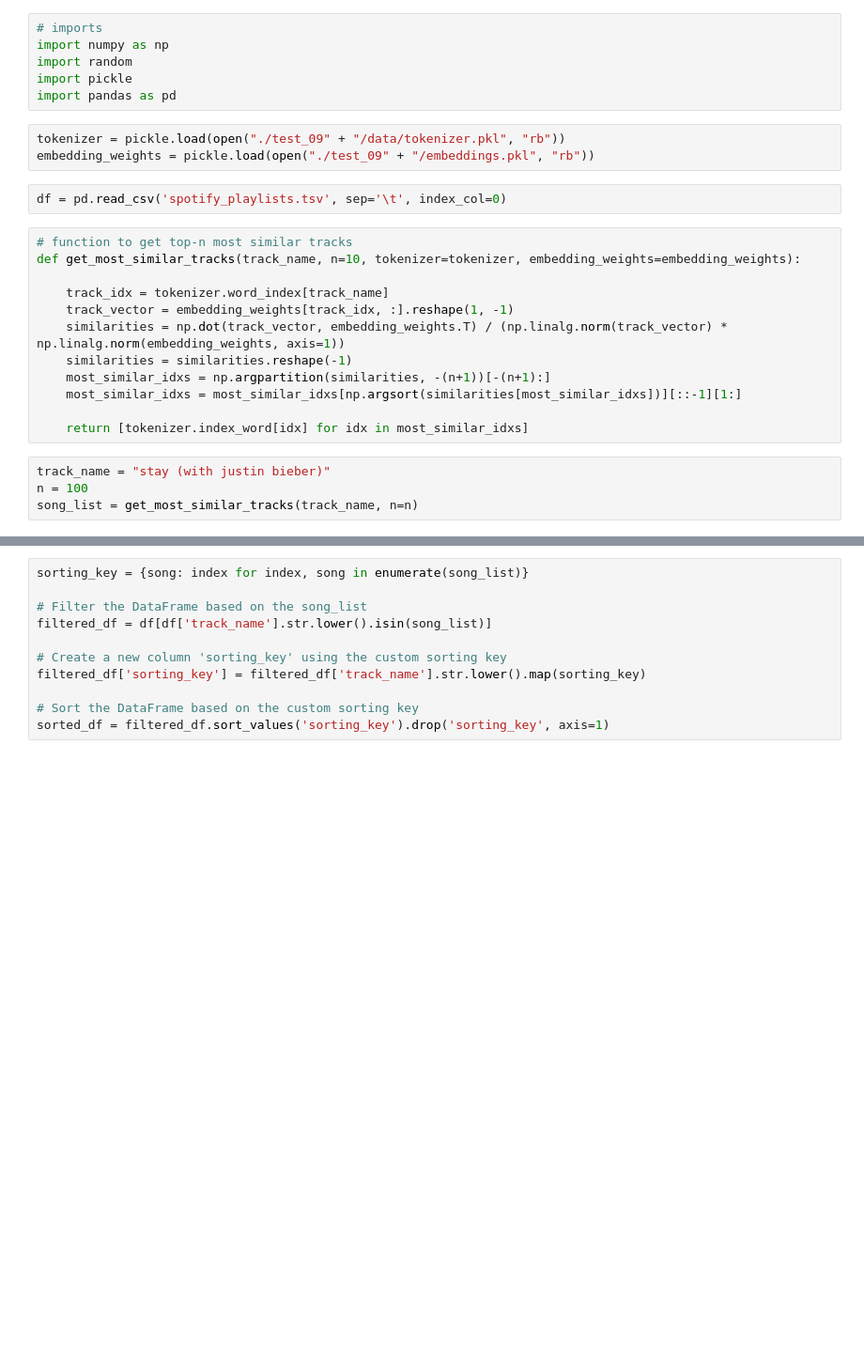
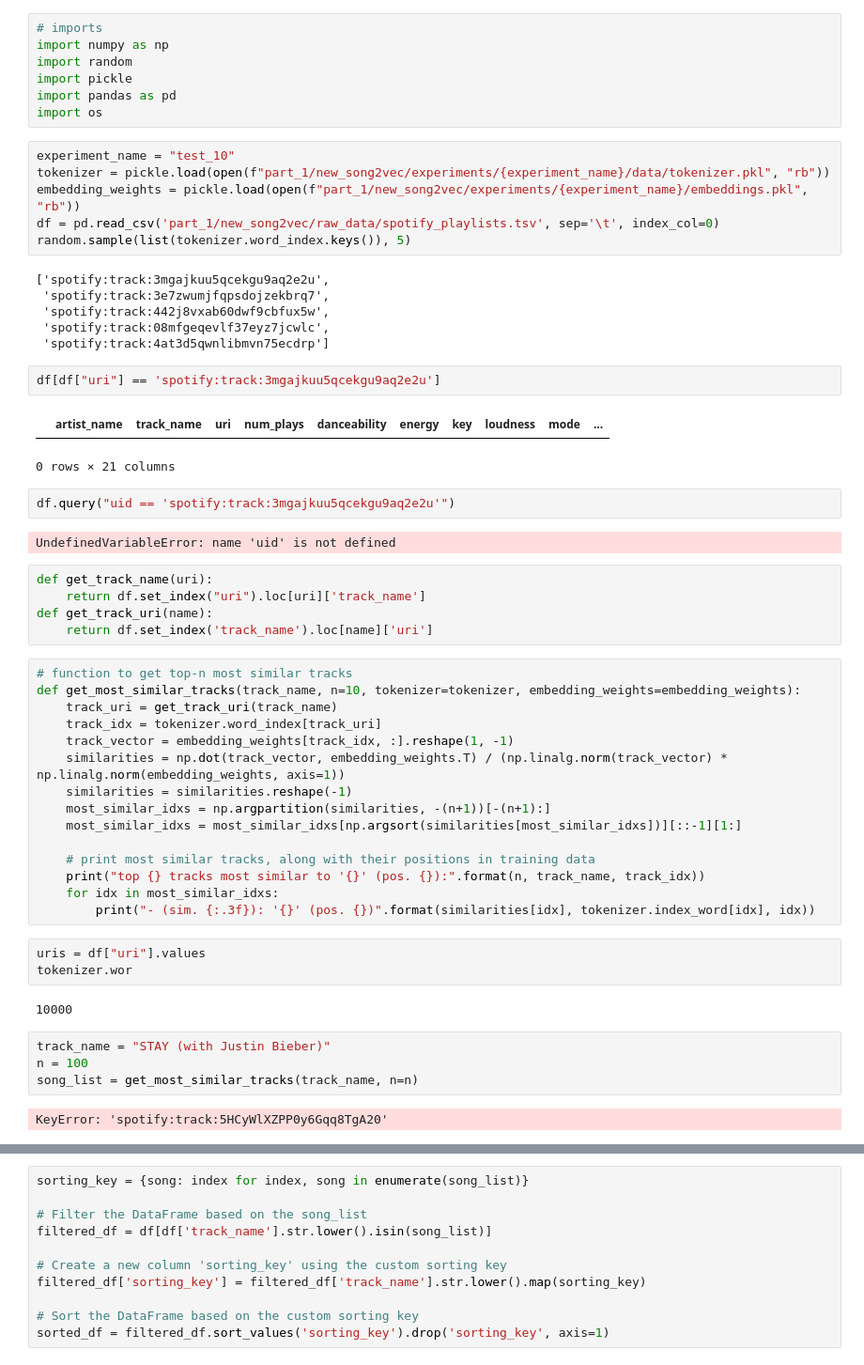
Before and after one commit to jonathanferrari/spotify-144, a Jupyter notebook: final.ipynb, the cells around one changed output, grey strips where cells are left out. Shown: that part at 94% size. Drawn from its saved outputs; the diff is of its cells as text; blank space fills up the shorter version.

```diff
--- a/final.ipynb
+++ b/final.ipynb
@@ -4,24 +4,56 @@ import numpy as np
 import random
 import pickle
 import pandas as pd
+import os
-# %%
-tokenizer = pickle.load(open("./test_09" + "/data/tokenizer.pkl", "rb"))
-embedding_weights = pickle.load(open("./test_09" + "/embeddings.pkl", "rb"))
-# %%
-df = pd.read_csv('spotify_playlists.tsv', sep='\t', index_col=0)
+# %%
+experiment_name = "test_10"
+tokenizer = pickle.load(open(f"part_1/new_song2vec/experiments/{experiment_name}/data/tokenizer.pkl", "rb"))
+embedding_weights = pickle.load(open(f"part_1/new_song2vec/experiments/{experiment_name}/embeddings.pkl", "rb"))
+df = pd.read_csv('part_1/new_song2vec/raw_data/spotify_playlists.tsv', sep='\t', index_col=0)
+random.sample(list(tokenizer.word_index.keys()), 5)
+# %% [output]
+['spotify:track:3mgajkuu5qcekgu9aq2e2u',
+ 'spotify:track:3e7zwumjfqpsdojzekbrq7',
+ 'spotify:track:442j8vxab60dwf9cbfux5w',
+ 'spotify:track:08mfgeqevlf37eyz7jcwlc',
+ 'spotify:track:4at3d5qwnlibmvn75ecdrp']
+# %%
+df[df["uri"] == 'spotify:track:3mgajkuu5qcekgu9aq2e2u']
+# %% [output]
+|  | artist_name | track_name | uri | num_plays | danceability | energy | key | loudness | mode | ... |
+0 rows × 21 columns
+# %%
+df.query("uid == 'spotify:track:3mgajkuu5qcekgu9aq2e2u'")
+# %% [output]
+UndefinedVariableError: name 'uid' is not defined
+# %%
+def get_track_name(uri):
+    return df.set_index("uri").loc[uri]['track_name']
+def get_track_uri(name):
+    return df.set_index('track_name').loc[name]['uri']
 # %%
 # function to get top-n most similar tracks
 def get_most_similar_tracks(track_name, n=10, tokenizer=tokenizer, embedding_weights=embedding_weights):
-
-    track_idx = tokenizer.word_index[track_name]
+    track_uri = get_track_uri(track_name)
+    track_idx = tokenizer.word_index[track_uri]
     track_vector = embedding_weights[track_idx, :].reshape(1, -1)
     similarities = np.dot(track_vector, embedding_weights.T) / (np.linalg.norm(track_vector) * np.linalg.norm(embedding_weights, axis=1))
     similarities = similarities.reshape(-1)
     most_similar_idxs = np.argpartition(similarities, -(n+1))[-(n+1):]
     most_similar_idxs = most_similar_idxs[np.argsort(similarities[most_similar_idxs])][::-1][1:]
 
-    return [tokenizer.index_word[idx] for idx in most_similar_idxs]
+    # print most similar tracks, along with their positions in training data
+    print("top {} tracks most similar to '{}' (pos. {}):".format(n, track_name, track_idx))
+    for idx in most_similar_idxs:
+        print("- (sim. {:.3f}): '{}' (pos. {})".format(similarities[idx], tokenizer.index_word[idx], idx))
+# %%
+uris = df["uri"].values
+tokenizer.wor
+# %% [output]
+10000
 # %%
-track_name = "stay (with justin bieber)"
+track_name = "STAY (with Justin Bieber)"
 n = 100
 song_list = get_most_similar_tracks(track_name, n=n)
+# %% [output]
+KeyError: 'spotify:track:5HCyWlXZPP0y6Gqq8TgA20'
```
Also changed, not shown: parts of 2 cells of this notebook, 1 other file.
